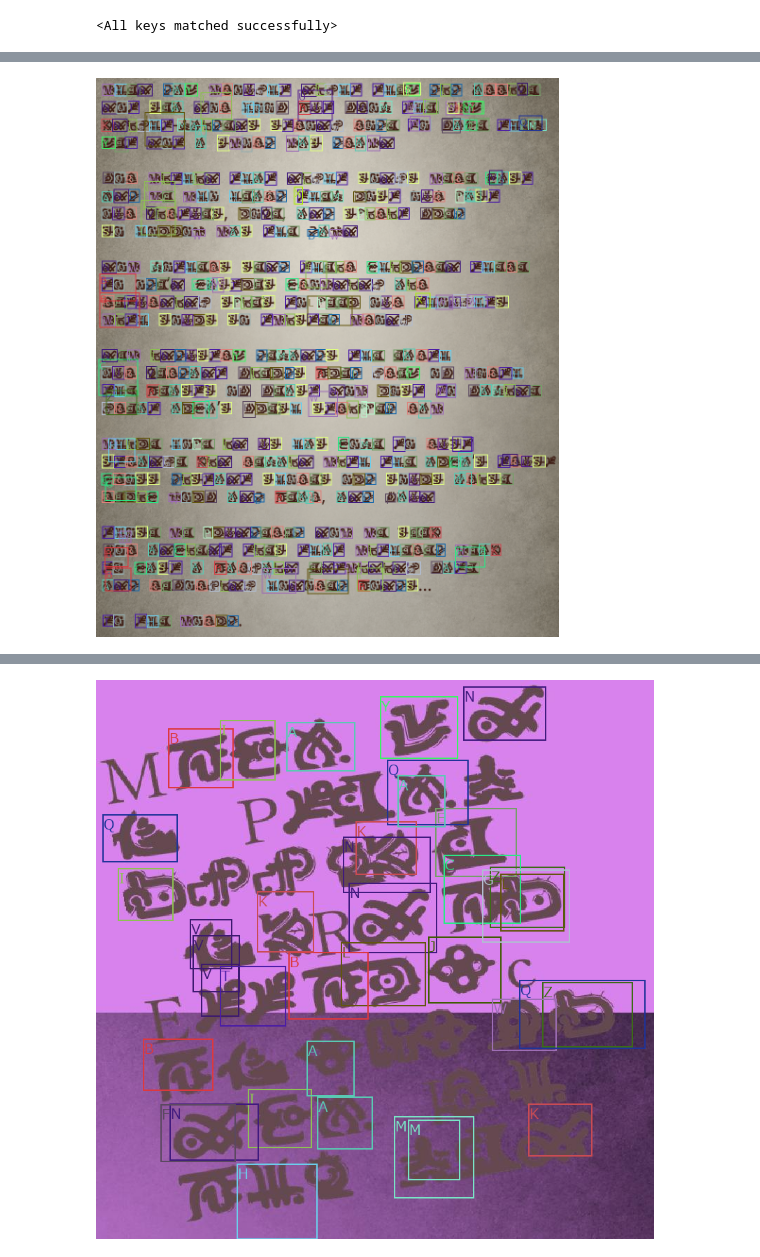
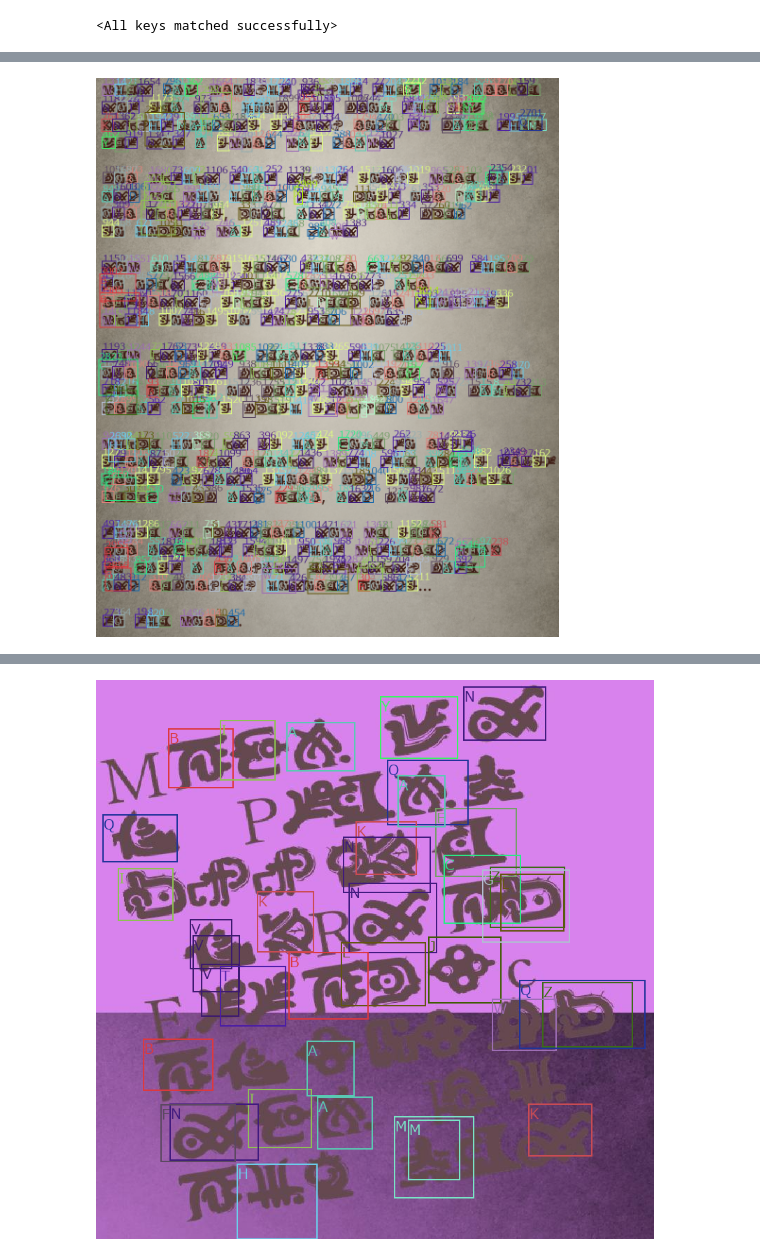
Before and after one commit to Ak0da/SoulGlyphRecognition, a Jupyter notebook: Reader.ipynb, the cells around one changed output, grey strips where cells are left out. Drawn from its saved outputs; the diff is of its cells as text; code cells hidden in the pictures.

```diff
--- a/Reader.ipynb
+++ b/Reader.ipynb
@@ -30,7 +30,7 @@ def displayCoords(image, coords, labels):
 
     display(imageCopy)
 
-def displayGroups(image, results, levels):
+def displayGroups(image, results, levels, showBoxNumber=False):
     font = ImageFont.truetype("meiryo.ttc", 20)
     imageCopy = image.copy()
     draw = ImageDraw.Draw(imageCopy)
@@ -47,10 +47,12 @@ def displayGroups(image, results, levels):
                 x2 = coord[2]
                 y2 = coord[3]
                 color = alphabetColors[label]
+                boxNumber = str(i)*int(showBoxNumber)
 
                 index+=1
                 draw.rectangle([x1,y1,x2,y2], outline=color, width=2)
                 draw.text((x1+2,y1), alphabet[label], color, font=font)
+                draw.text((x1+2,y1-20), boxNumber, color, font=font)
 
     display(imageCopy)
 
@@ -398,12 +475,12 @@ def tilePictureGroups(imageTensor:torch.tensor, nCovers:int, increment:int, scal
     return full_results, (nX,nY)
 # %%
 with open('targets.json', 'r', encoding="utf-8") as f:
-    image_nb = 5058 #4970 #4981 #4654
+    image_nb = 4947 #4933 #5058 #4970 #4981 #4654
 
     infos = json.load(f)
     #test_img = Image.open(infos[image_nb]['image'])
-    test_img = Image.open("./Examples/Poem.PNG") #big test
-    #test_img = Image.open("./Examples/Envoys.PNG")
+    #test_img = Image.open("./Examples/Poem.PNG") #big test
+    test_img = Image.open("./Examples/Envoys.PNG")
 
 avgPicSize = (test_img.size[0]+test_img.size[1])//2
 nCover = 2 #nb of times an area is covered
@@ -520,19 +589,22 @@ Delay : 165.928537s
 # %%
+#removeOverlaps(mod_results)
 levels = [0,1,2]
-displayGroups(test_img, mod_results, levels)
+displayGroups(test_img, mod_results, levels, showBoxNumber=True)
 for neigh in mod_results['neighbors']:
     print(neigh)
+
+
 #print(sum([sum([len(group) for group in level]) for level in full_results['groups']]))
 #displayGroups(test_img, mod_results, [77,78,88,89])
 
 #groups = [i for i in range(len(mod_results['neighbors']))]
 #groups = [i for i in mod_results['groups'][0]]
 
 #print(full_results['labels'])
 #print(full_results['scores'])
-print(len(full_results['boxes']))
+#print(len(full_results['boxes']))
 # %% [output]
-[figure, old version]
+[figure, new version]
 [241, 789, 1182, 1247, 1316, 1421, 1806, 60, 130, 462, 503, 764, 919, 1053, 1347, 1362, 1687, 314, 796, 1057, 1173, 1654, 56, 188, 299, 301, 347, 600, 739, 1680, 1942]
 [60, 130, 462, 503, 764, 919, 1053, 1347, 1362, 1687, 241, 789, 1182, 1247, 1316, 1421, 1806, 237, 277, 309, 1061, 1603, 314, 796, 1057, 1173, 1654, 56, 188, 299, 301, 347, 600, 739, 1680, 1942, 17, 7 ...
 [237, 277, 309, 1061, 1603, 60, 130, 462, 503, 764, 919, 1053, 1347, 1362, 1687, 293, 560, 671, 768, 849, 944, 56, 188, 299, 301, 347, 600, 739, 1680, 1942, 17, 72, 73, 1335, 105, 265, 745, 1030]
```
Also changed, not shown: parts of 5 cells of this notebook.
